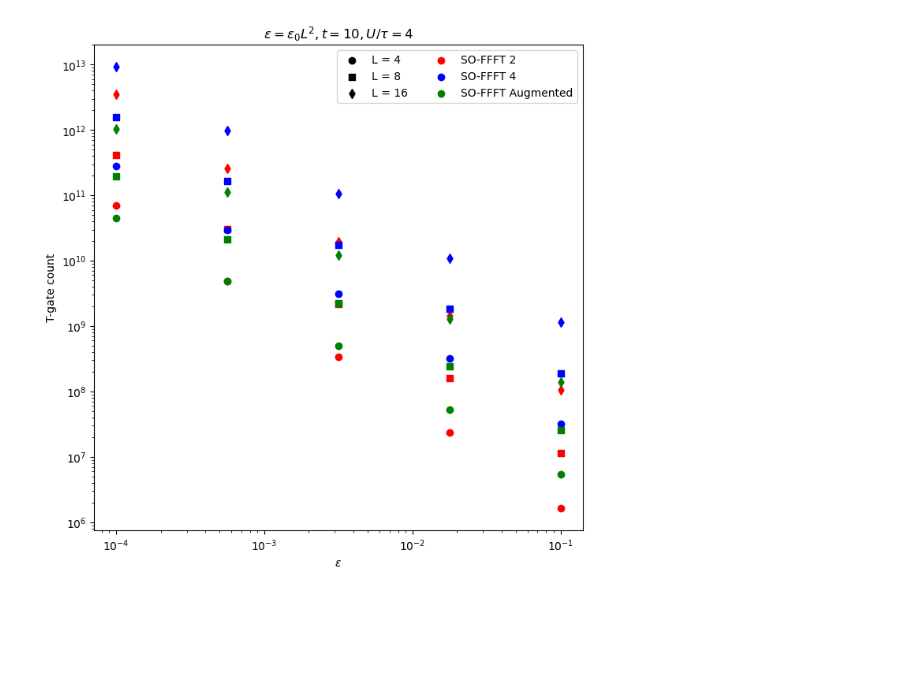
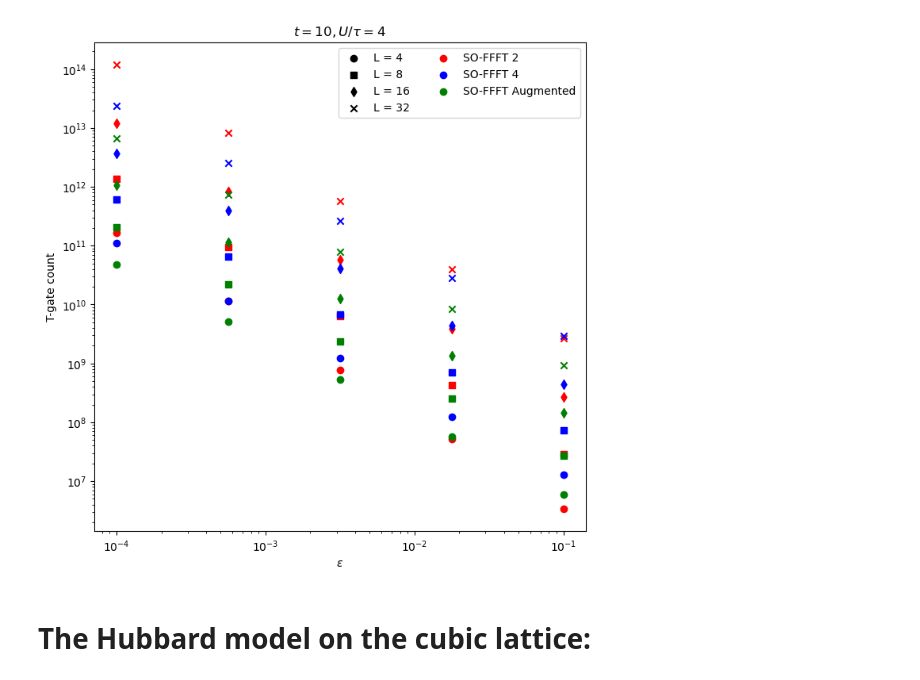
Before and after one commit to BjornTCC/lie-trotterization, a Jupyter notebook: split_FFFT.ipynb, the cells around one changed output. Cells and saved outputs as stored; diff of their text form; code cells hidden in the pictures; blank space fills up the shorter version.

Commit message:
Fixed uncorrectly set parameters. Added cubic lattice

```diff
--- a/split_FFFT.ipynb
+++ b/split_FFFT.ipynb
@@ -94,6 +95,9 @@ def get_error_coefficients(n: int, D: int, U: float, tau: float, label: str, uni
             hopping_graph = nx.grid_graph([n]*D, periodic=True)
             return {3: plaquette_second_order_split_operator_error_coefficient(U, tau, N, hopping_graph)}
         case "SO-FFFT 4":
-            return {5: fourth_order_suzuki_trotter_split_operator_error_coefficient(tau, U, N, 2*D)}
+            return {5: fourth_order_suzuki_trotter_split_operator_error_coefficient(U, tau, N, 2*D)}
         case "SO-FFFT Augmented":
             return {5 + i: x for i,x in enumerate(fourth_order_augmented_split_operator_error_coefficients(U, tau, N, 2*D, unitary_decomp))}
+
+for strat in ["SO-FFFT 2", "SO-FFFT 4", "SO-FFFT Augmented"]:
+    print(get_error_coefficients(4, 2, U, tau, strat, False))
@@ -102,12 +112,11 @@ def get_error_coefficients(n: int, D: int, U: float, tau: float, label: str, uni
 # %%
 t = 10
-D = 2
 logeps_list = np.linspace(-3, -1, 5)
 eps_list = np.pow(10, logeps_list)
-Ls = [4, 8, 16]
+Ls = [4, 8, 16, 32]
 
 colors = ['r', 'b', 'g']
-marker_styles = ['o', 's', 'd']
+marker_styles = ['o', 's', 'd', 'x']
 comp_strats = ["SO-FFFT 2", "SO-FFFT 4", "SO-FFFT Augmented"]
 
 fig, ax = plt.subplots(figsize = (8, 8))
@@ -147,12 +156,11 @@ for gate_gen, color, comp_strat in zip(gate_gens_1, colors, comp_strats):
 # %%
-D = 2
-logts = np.linspace(0, 2, 10)
+logts = np.linspace(0, 2, 5)
 ts = np.pow(10, logts)
 eps = 0.01
-Ls = [4, 8, 16]
+Ls = [4, 8, 16, 32]
 
 colors = ['r', 'b', 'g']
-marker_styles = ['o', 's', 'd']
+marker_styles = ['o', 's', 'd', 'x']
 comp_strats = ["SO-FFFT 2", "SO-FFFT 4", "SO-FFFT Augmented"]
 
 fig, ax = plt.subplots(figsize = (8, 8))
@@ -194,11 +202,10 @@ for gate_gen, color, comp_strat in zip(gate_gens_1, colors, comp_strats):
 # %%
-D = 2
 logeps_list = np.linspace(-5, -2, 5)
 eps_list = np.pow(10, logeps_list)
-Ls = [4, 8, 16]
+Ls = [4, 8, 16, 32]
 
 colors = ['r', 'b', 'g']
-marker_styles = ['o', 's', 'd']
+marker_styles = ['o', 's', 'd', 'x']
 comp_strats = ["SO-FFFT 2", "SO-FFFT 4", "SO-FFFT Augmented"]
 
 fig, ax = plt.subplots(figsize = (8, 8))
@@ -214,9 +221,10 @@ ax.legend(ncol = 2)
 ax.set_xlabel(rf"$\varepsilon_0$")
 ax.set_ylabel(f"T-gate count")
 ax.legend(ncol = 2)
-ax.set_title(rf"$\varepsilon = \varepsilon_0L^2, t = {t}, U / \tau = {U}$")
+ax.set_title(rf"$\varepsilon = \varepsilon_0L^2, U / \tau = {U}$")
 
-for gate_gen, color, comp_strat in zip(gate_gens, colors, comp_strats):
+for gate_gen, color, comp_strat in zip(gate_gens_2, colors, comp_strats):
+    print(comp_strat)
     for L, marker_style in zip(Ls, marker_styles):
         t_gates, u_gates = gate_gen(int(np.log2(L)), D)
         dcts = [adaptive_phase_estimation_resources(
@@ -230,5 +238,7 @@ for gate_gen, color, comp_strat in zip(gate_gens, colors, comp_strats):
             for e in eps_list
                ]
         ys = [dict_to_t_count(d) for d in dcts]
+        print(L)
+        print(ys)
         ax.scatter(eps_list, ys, marker = marker_style, c = color)
 # %% [output]
@@ -236,42 +275,43 @@ for gate_gen, color, comp_strat in zip(gate_gens, colors, comp_strats):
 # %%
-D = 2
 logeps_list = np.linspace(-4, -1, 5)
 eps_list = np.pow(10, logeps_list)
-Ls = [4, 8, 16]
+Ls = [4, 8, 16, 32]
 
 colors = ['r', 'b', 'g']
-marker_styles = ['o', 's', 'd']
+marker_styles = ['o', 's', 'd', 'x']
 comp_strats = ["SO-FFFT 2", "SO-FFFT 4", "SO-FFFT Augmented"]
 
 fig, ax = plt.subplots(figsize = (8, 8))
 
 for L, marker in zip(Ls, marker_styles):
     ax.scatter([],[], c = "k", marker = marker, label = f"L = {L}")
 for strat, color in zip(comp_strats, colors):
     ax.scatter([],[], c = color, marker = "o", label = strat)
 
 ax.set_xscale("log")
 ax.set_yscale("log")
 ax.legend(ncol = 2)
 ax.set_xlabel(rf"$\varepsilon$")
 ax.set_ylabel(f"T-gate count")
 ax.legend(ncol = 2)
-ax.set_title(rf"$\varepsilon = \varepsilon_0L^2, t = {t}, U / \tau = {U}$")
+ax.set_title(rf"$t = {t}, U / \tau = {U}$")
 
-for gate_gen, color, comp_strat in zip(gate_gens, colors, comp_strats):
+for gate_gen, color, comp_strat in zip(gate_gens_2, colors, comp_strats):
     for L, marker_style in zip(Ls, marker_styles):
         t_gates, u_gates = gate_gen(int(np.log2(L)), D)
         dcts = [adaptive_phase_estimation_resources(
             e,
             t_gates,
             unitary_gates=u_gates,
             unitary_error_coefficients=get_error_coefficients(L, D, U, tau, comp_strat, False),
             x=x,
             synthesize_rotation_with="RUS"
         )
             for e in eps_list
                ]
         ys = [dict_to_t_count(d) for d in dcts]
         ax.scatter(eps_list, ys, marker = marker_style, c = color)
 # %% [output]
-[figure, old version]
+[figure, new version]
+# %% [markdown]
+# The Hubbard model on the cubic lattice:
```
Also changed, not shown: parts of 15 cells of this notebook.
